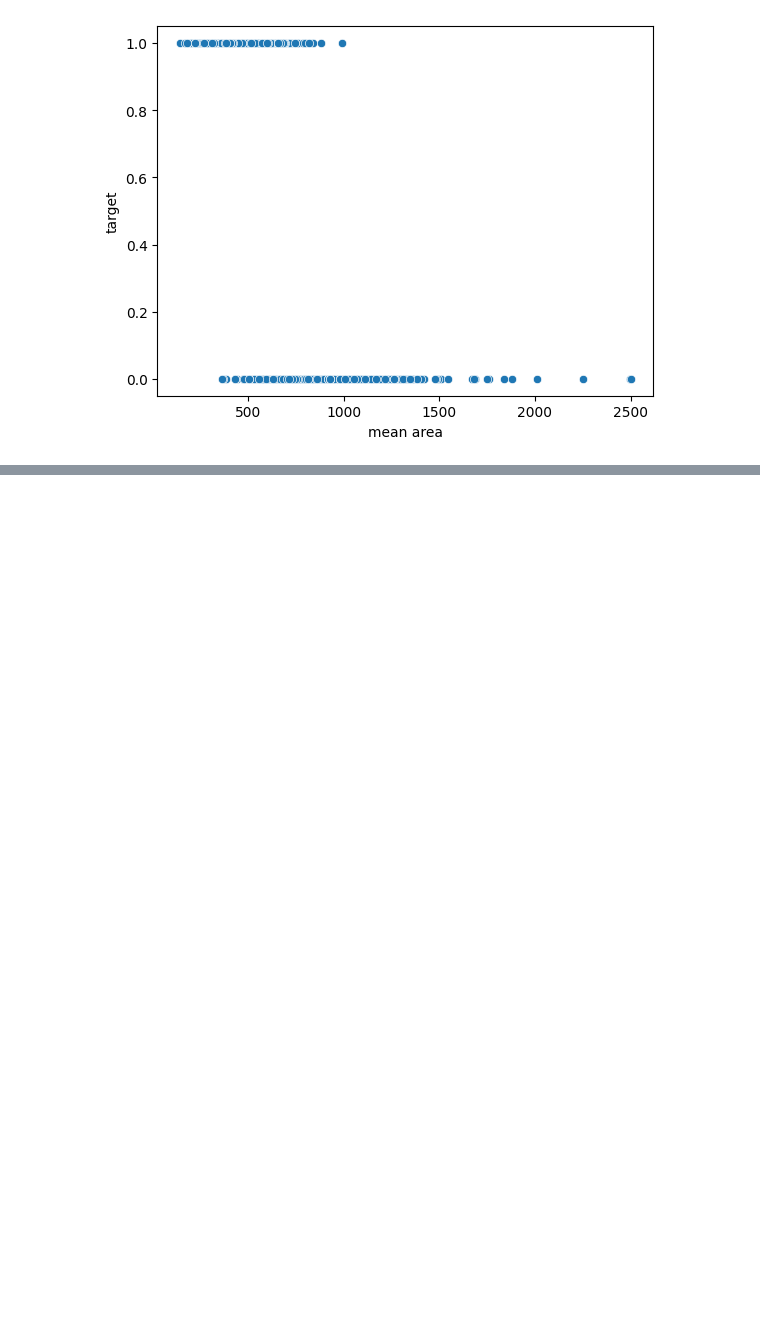
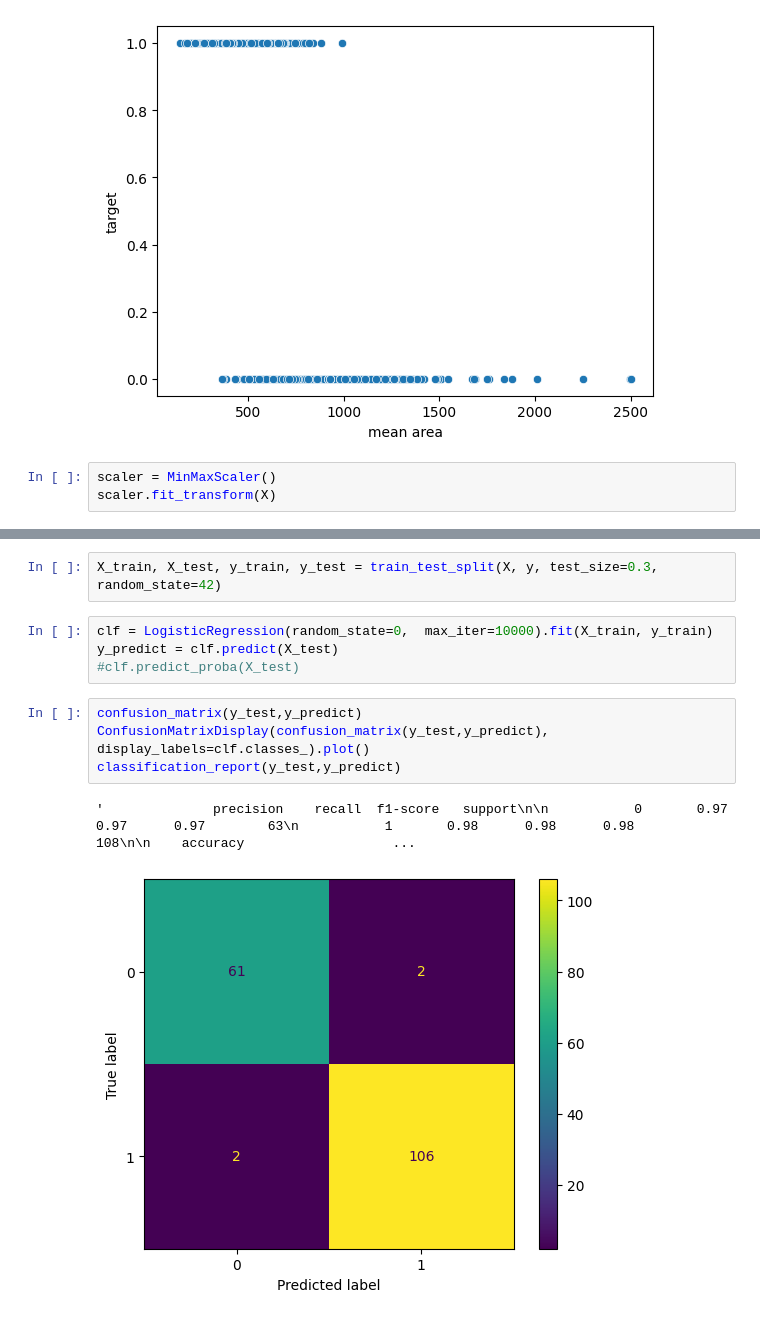
Before and after one commit to UEPP40/PUM, a Jupyter notebook: Klasyfikacja_binarna_regresja_logistyczna.ipynb, the cells around one changed output, grey strips where cells are left out. Cells and saved outputs as stored; diff of their text form; blank space fills up the shorter version.

```diff
--- a/Klasyfikacja_binarna_regresja_logistyczna.ipynb
+++ b/Klasyfikacja_binarna_regresja_logistyczna.ipynb
@@ -31,3 +35,6 @@ sns.scatterplot(data = X, x = "mean area", y = y['target'])
 # %% [output]
 <Axes: xlabel='mean area', ylabel='target'>
 [figure]
+# %%
+scaler = MinMaxScaler()
+scaler.fit_transform(X)
@@ -33,0 +55,13 @@ sns.scatterplot(data = X, x = "mean area", y = y['target'])
+# %%
+X_train, X_test, y_train, y_test = train_test_split(X, y, test_size=0.3, random_state=42)
+# %%
+clf = LogisticRegression(random_state=0,  max_iter=10000).fit(X_train, y_train)
+y_predict = clf.predict(X_test)
+#clf.predict_proba(X_test)
+# %%
+confusion_matrix(y_test,y_predict)
+ConfusionMatrixDisplay(confusion_matrix(y_test,y_predict), display_labels=clf.classes_).plot()
+classification_report(y_test,y_predict)
+# %% [output]
+'              precision    recall  f1-score   support\n\n           0       0.97      0.97      0.97        63\n           1       0.98      0.98      0.98       108\n\n    accuracy                   ...
+[figure, added]
```
Also changed, not shown: parts of 4 cells of this notebook.
